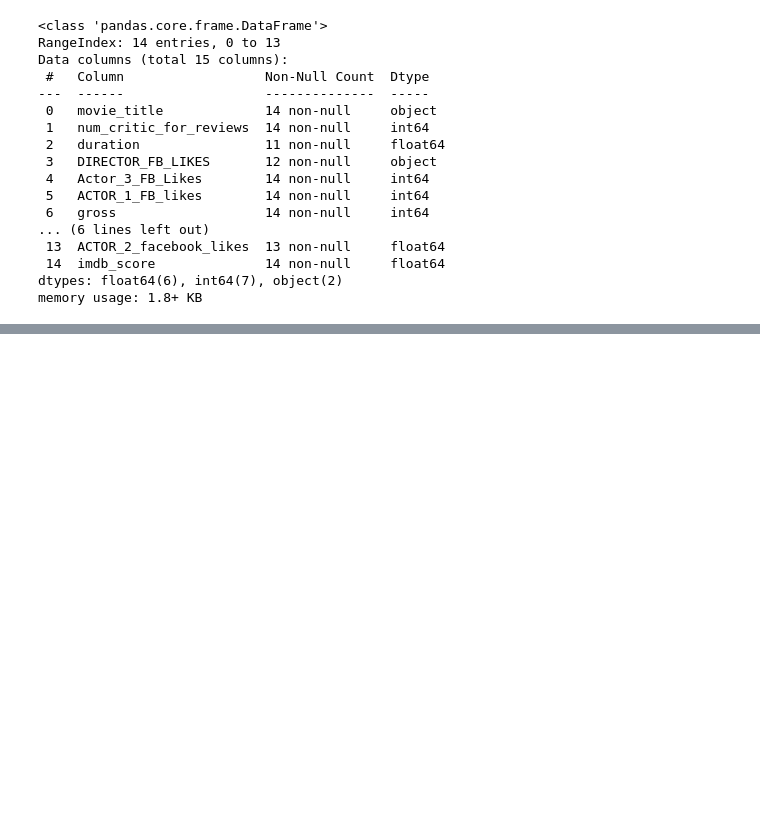
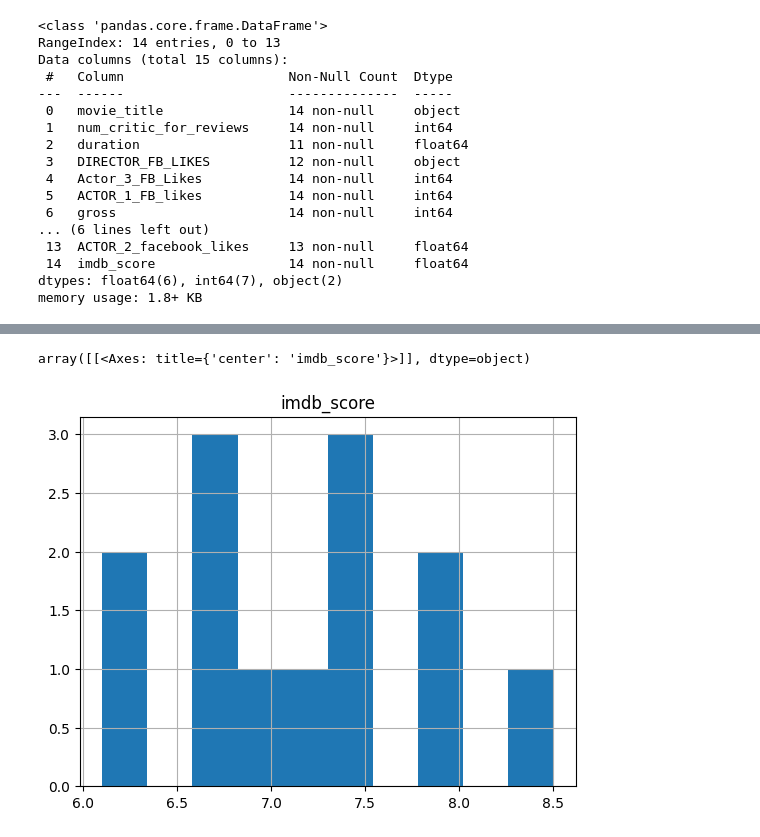
Before and after one commit to singammanasvi9440/Data_Analysis, a Jupyter notebook: Data_cleaning_2.ipynb, the cells around one changed output, grey strips where cells are left out. Cells and saved outputs as stored; diff of their text form; code cells hidden in the pictures; blank space fills up the shorter version.

```diff
--- a/Data_cleaning_2.ipynb
+++ b/Data_cleaning_2.ipynb
@@ -105,2 +105,4 @@ Data columns (total 15 columns):
 dtypes: float64(6), int64(7), object(2)
 memory usage: 1.8+ KB
+# %%
+df.fillna(0, inplace = True)
@@ -106,0 +130,2 @@ memory usage: 1.8+ KB
+# %%
+df.drop_duplicates('movie_title',inplace=True)
@@ -106,0 +136,5 @@ memory usage: 1.8+ KB
+# %%
+col=['num_voted_users','Cast_Total_facebook_likes','facenumber_in_poster','ACTOR_2_facebook_likes']
+# %%
+df[col] = df[col].astype(int) # modifying data type of multiple columns at a time  on original dataset
+df.inplace = True
@@ -106,0 +181,5 @@ memory usage: 1.8+ KB
+# %%
+df.hist('imdb_score')
+# %% [output]
+array([[<Axes: title={'center': 'imdb_score'}>]], dtype=object)
+[figure, added]
```
Also changed, not shown: parts of 9 cells of this notebook.
